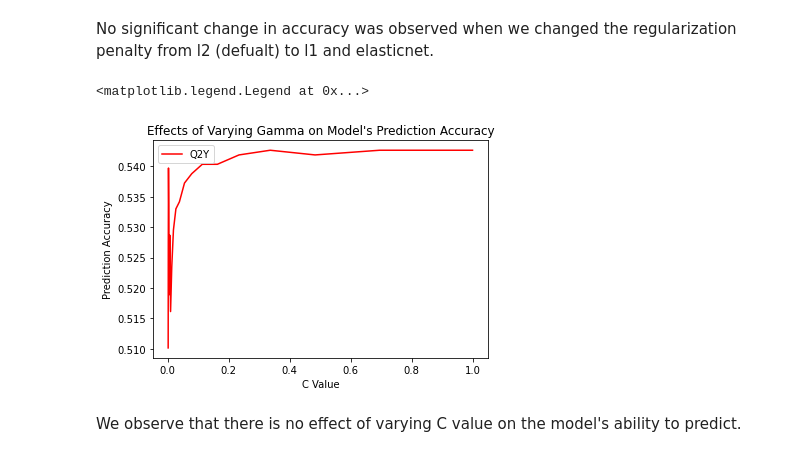
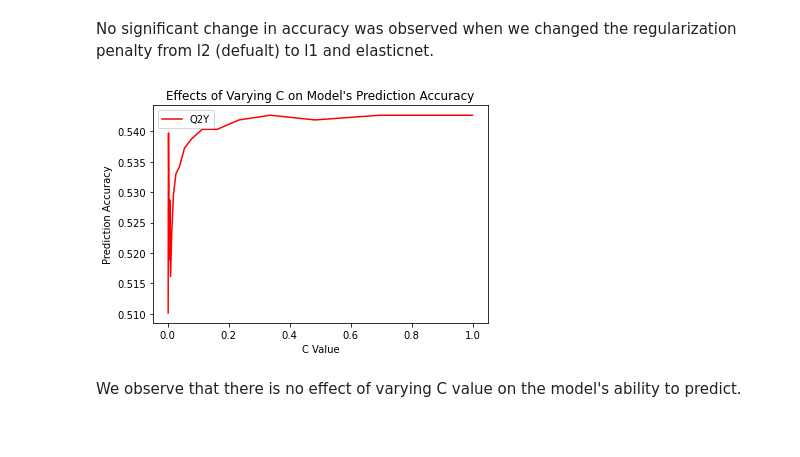
Before and after one commit to 18alia/175-Project, a Jupyter notebook: Project Setup-Ahmed-Updated.ipynb, the cells around one changed output. Saved outputs shown, nothing was run; the diff lists cells and outputs as text; code cells hidden in the pictures.

```diff
--- a/Project Setup-Ahmed-Updated.ipynb
+++ b/Project Setup-Ahmed-Updated.ipynb
@@ -906,22 +906,22 @@ No significant change in accuracy was observed when we changed the regularizatio
 # %%
 # C parameter optimization
 c=np.logspace(-3,0,num=20)
 ac=np.empty(20)
 
 for i in range(20):
     clf = LogisticRegression(solver='liblinear',C=c[i],random_state=0)
     score = cross_val_score(clf, x2,blocks , cv=20)
     ac[i]=score.mean()
 #Plot Accuracy as a Function of Varying C values
 plt.plot(c,ac,'r-',label="Q2Y")
 #plt.plot(a,p,'b-',label="R2Y")
 plt.xlabel("C Value")
 plt.ylabel("Prediction Accuracy")
-plt.title("Effects of Varying Gamma on Model's Prediction Accuracy")
+plt.title("Effects of Varying C on Model's Prediction Accuracy")
 plt.legend()
+plt.show()
 # %% [output]
-<matplotlib.legend.Legend at 0x...>
-[figure, old version]
+[figure, new version]
 # %% [markdown]
 We observe that there is no effect of varying C value on the model's ability to predict.
 # %% [markdown]
```
Also changed, not shown: parts of 4 cells of this notebook.
